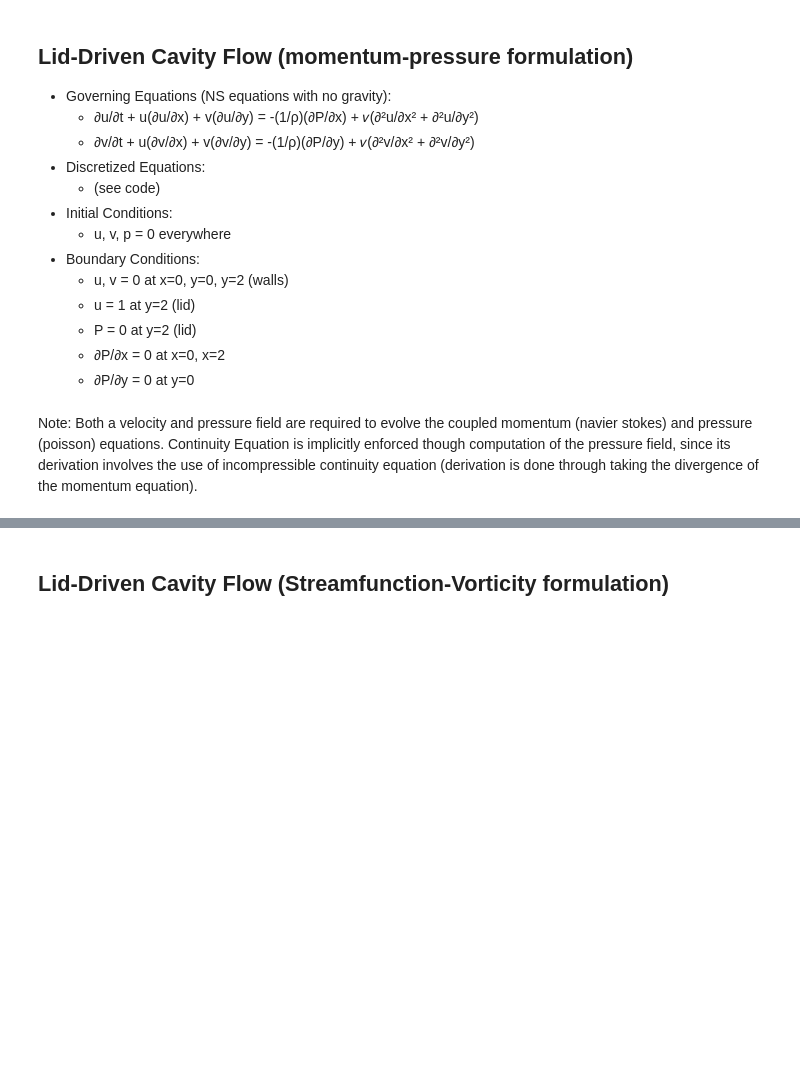
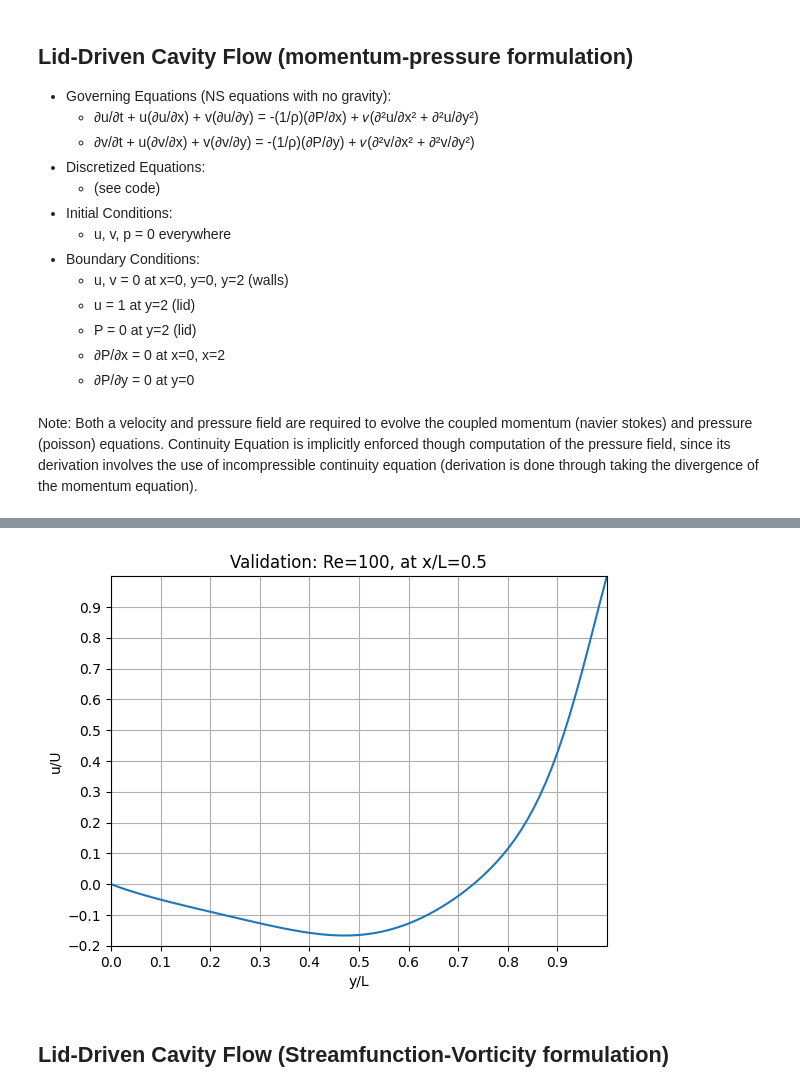
Before and after one commit to ruichee/Fluid-Sim, a Jupyter notebook: CFD_2D.ipynb, the cells around one changed output, grey strips where cells are left out. Cells and saved outputs as stored; diff of their text form; code cells hidden in the pictures; blank space fills up the shorter version.

```diff
--- a/CFD_2D.ipynb
+++ b/CFD_2D.ipynb
@@ -266,2 +272,21 @@ plt.show()
+# %%
+# validation of results
+
+# take vertical mid-line u-velocity data, i.e. x/L=0.5
+u_mid = u[:, nx//2]
+
+# plot u/U against y/L
+plt.plot(np.linspace(0, 1, len(u_mid)), u_mid/U)
+plt.xlim(0, 1)
+plt.ylim(-0.2, 1)
+plt.xlabel('y/L')
+plt.ylabel('u/U')
+plt.title('Validation: Re=100, at x/L=0.5')
+plt.xticks(np.arange(0, 1, 0.1))
+plt.yticks(np.arange(-0.2, 1, 0.1))
+plt.grid()
+plt.show()
+# %% [output]
+[figure, added]
 # %% [markdown]
 ## Lid-Driven Cavity Flow (Streamfunction-Vorticity formulation) ##
```
Also changed, not shown: parts of 3 cells of this notebook.
